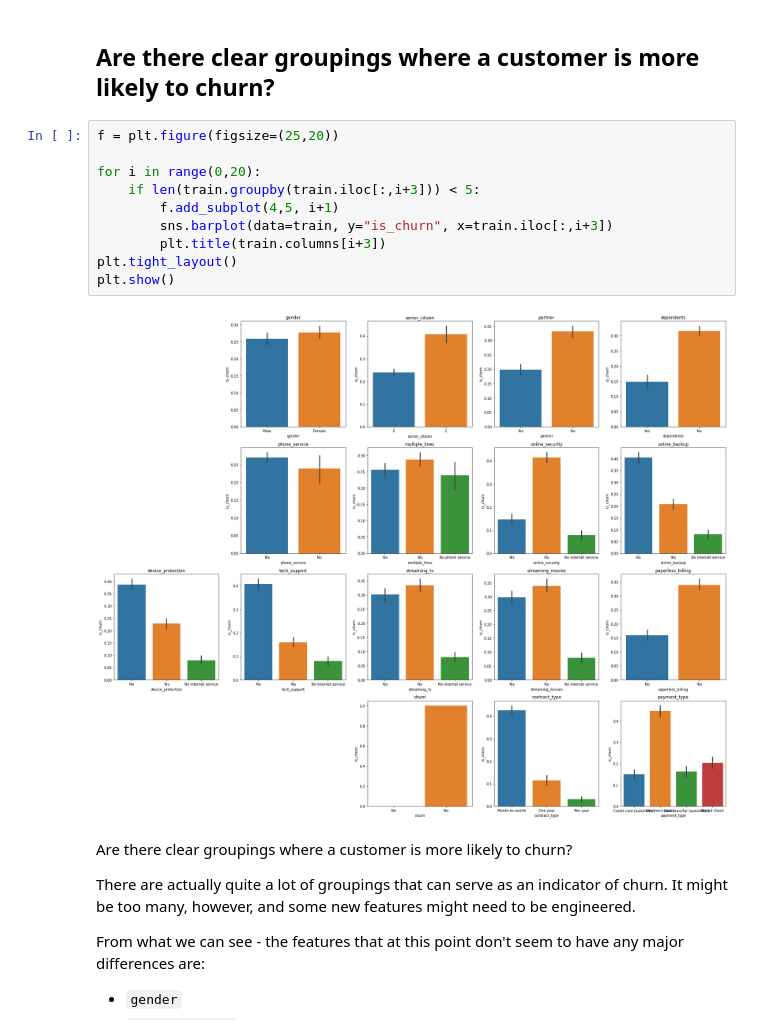
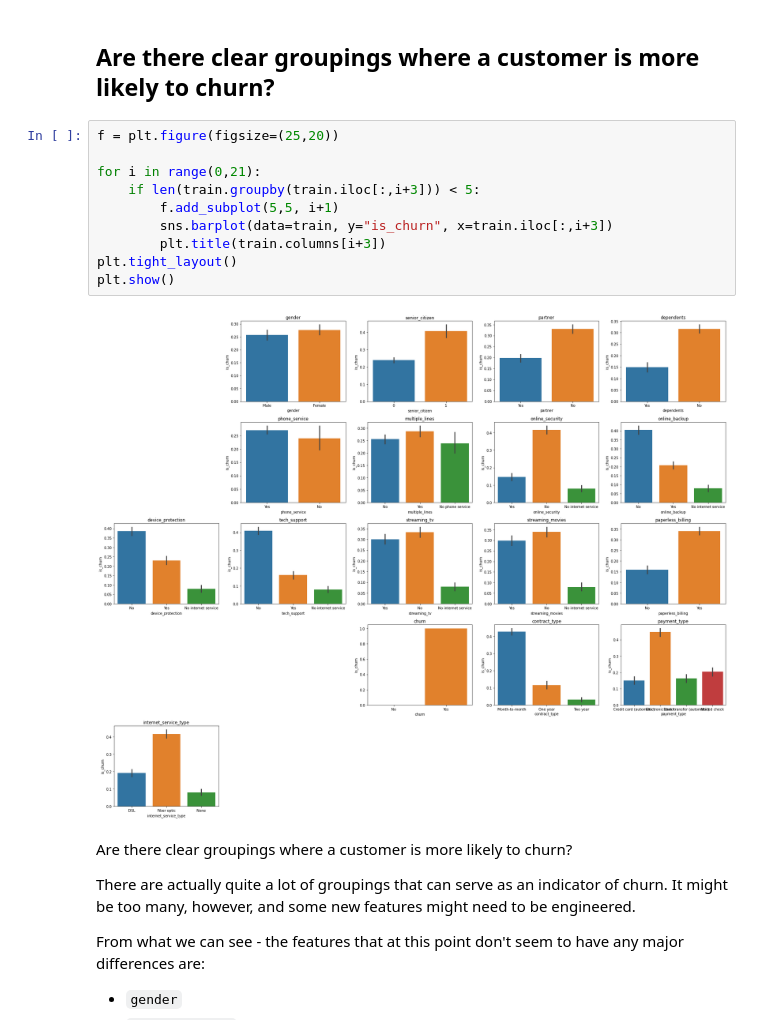
Before and after one commit to Rooster-Warrior/analyzing-customer-churn, a Jupyter notebook: daniel's_data_prep_file.ipynb, the cells around one changed output. Drawn from its saved outputs; the diff is of its cells as text.

Commit message:
new graphs

```diff
--- a/daniel's_data_prep_file.ipynb
+++ b/daniel's_data_prep_file.ipynb
@@ -107,15 +107,15 @@ Looking at the distribution of the data, we can see that most of the data is not
 # %%
 f = plt.figure(figsize=(25,20))
 
-for i in range(0,20):
+for i in range(0,21):
     if len(train.groupby(train.iloc[:,i+3])) < 5:
-        f.add_subplot(4,5, i+1)
+        f.add_subplot(5,5, i+1)
         sns.barplot(data=train, y="is_churn", x=train.iloc[:,i+3])
         plt.title(train.columns[i+3])
 plt.tight_layout()
 plt.show()
 # %% [output]
-[figure, old version]
+[figure, new version]
 # %% [markdown]
 Are there clear groupings where a customer is more likely to churn?
 
```
Also changed, not shown: parts of 9 cells of this notebook.
